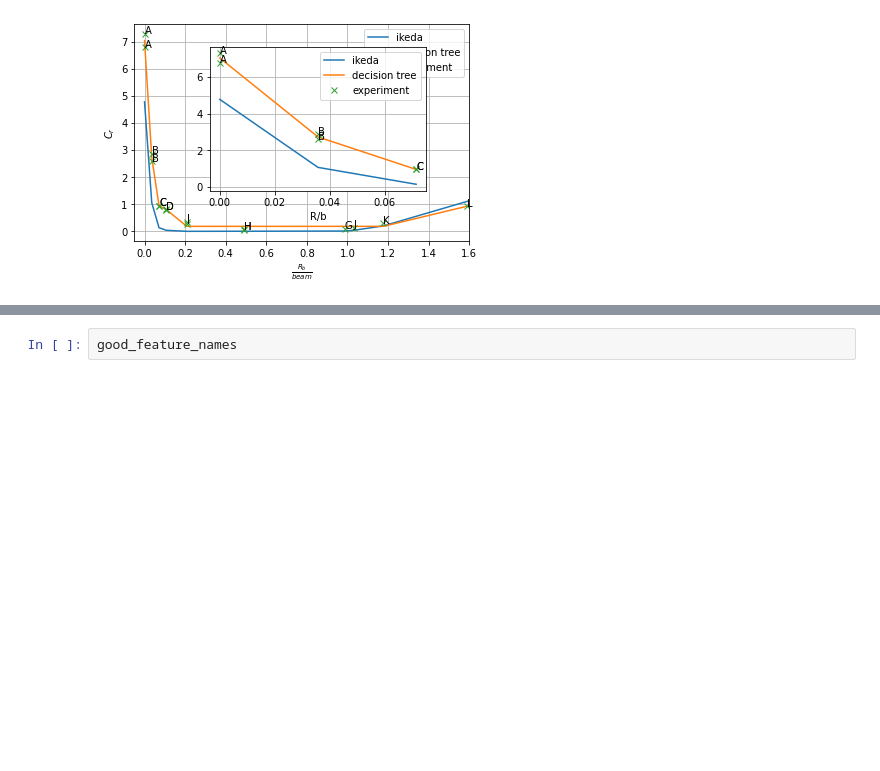
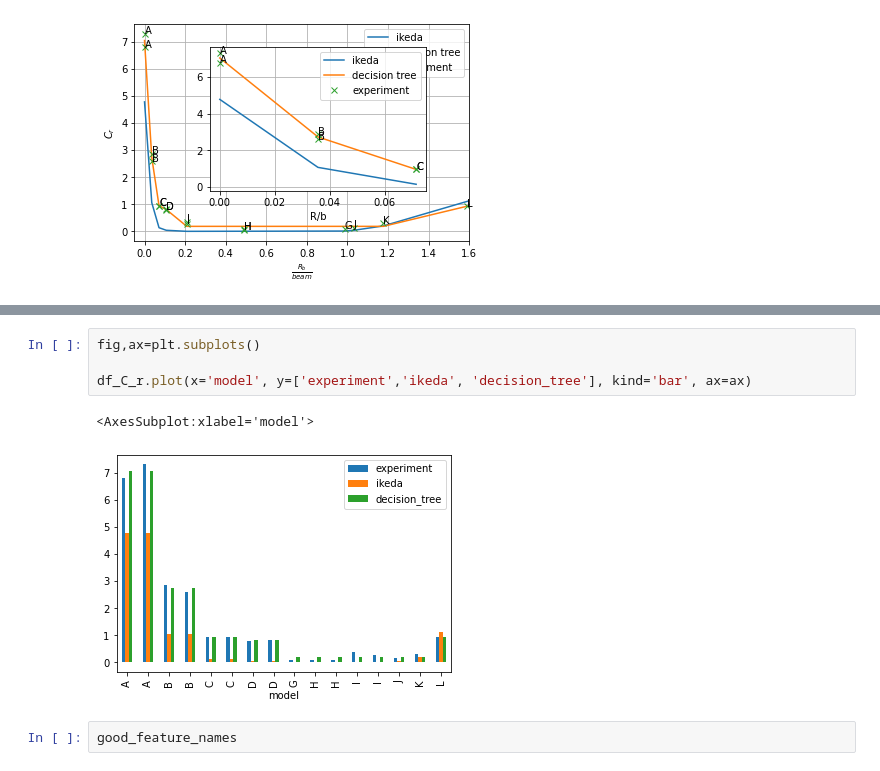
Before and after one commit to martinlarsalbert/Prediction-of-roll-motion-using-fully-nonlinear-potential-flow-and-Ikedas-method, a Jupyter notebook: reports/ISOPE_outline/00.5_ikeda_eddy_regression.ipynb, the cells around one changed output, grey strips where cells are left out. Cells and saved outputs as stored; diff of their text form; blank space fills up the shorter version.

```diff
--- a/reports/ISOPE_outline/00.5_ikeda_eddy_regression.ipynb
+++ b/reports/ISOPE_outline/00.5_ikeda_eddy_regression.ipynb
@@ -482,3 +581,10 @@ plot(ax=ax_zoom, data=data_zoom, data2=data2_zoom, data_pred=data_pred_zoom)
+# %%
+fig,ax=plt.subplots()
+
+df_C_r.plot(x='model', y=['experiment','ikeda', 'decision_tree'], kind='bar', ax=ax)
+# %% [output]
+<AxesSubplot:xlabel='model'>
+[figure, added]
 # %%
 good_feature_names
 # %% [output]
```
Also changed, not shown: parts of 8 cells of this notebook, 3 other files.
